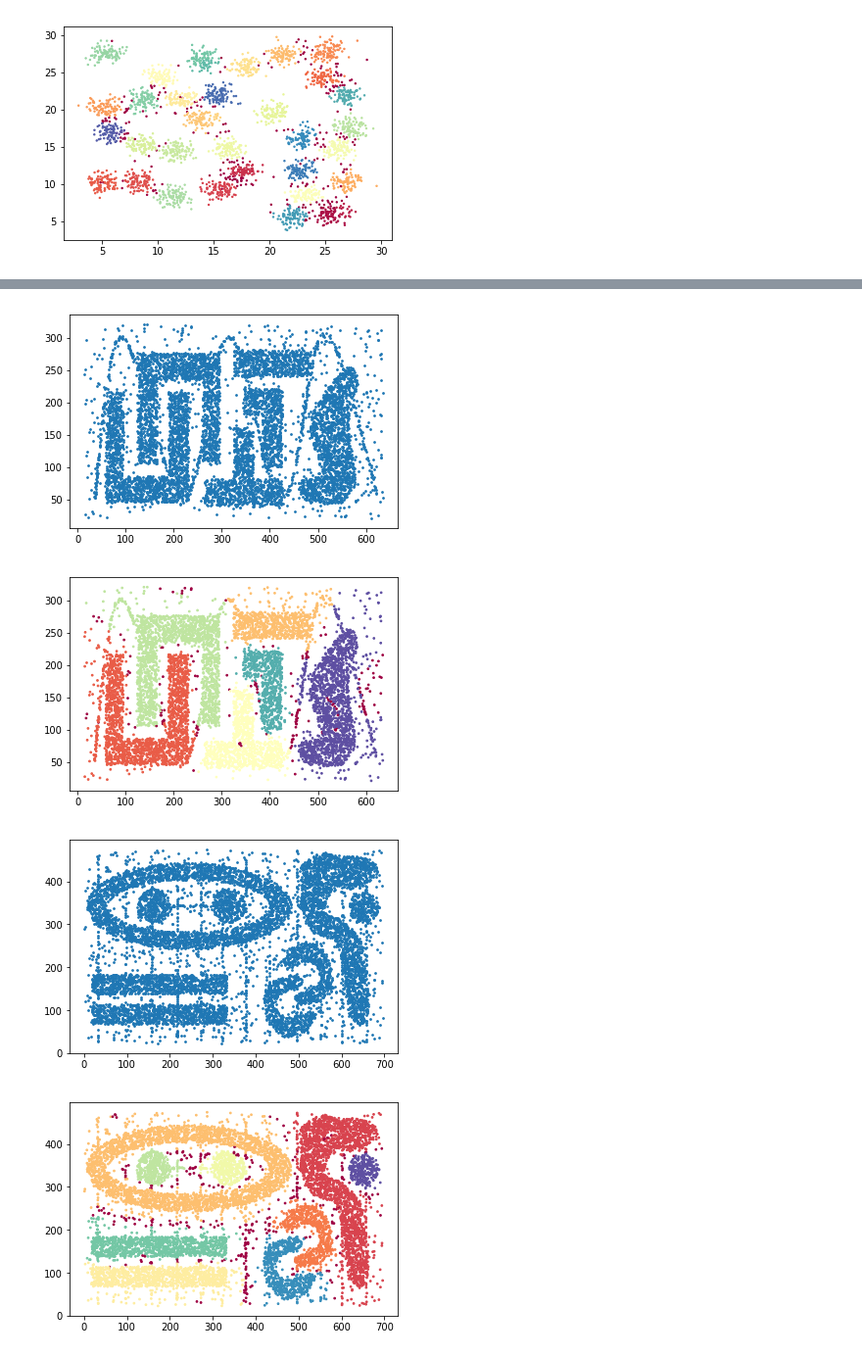
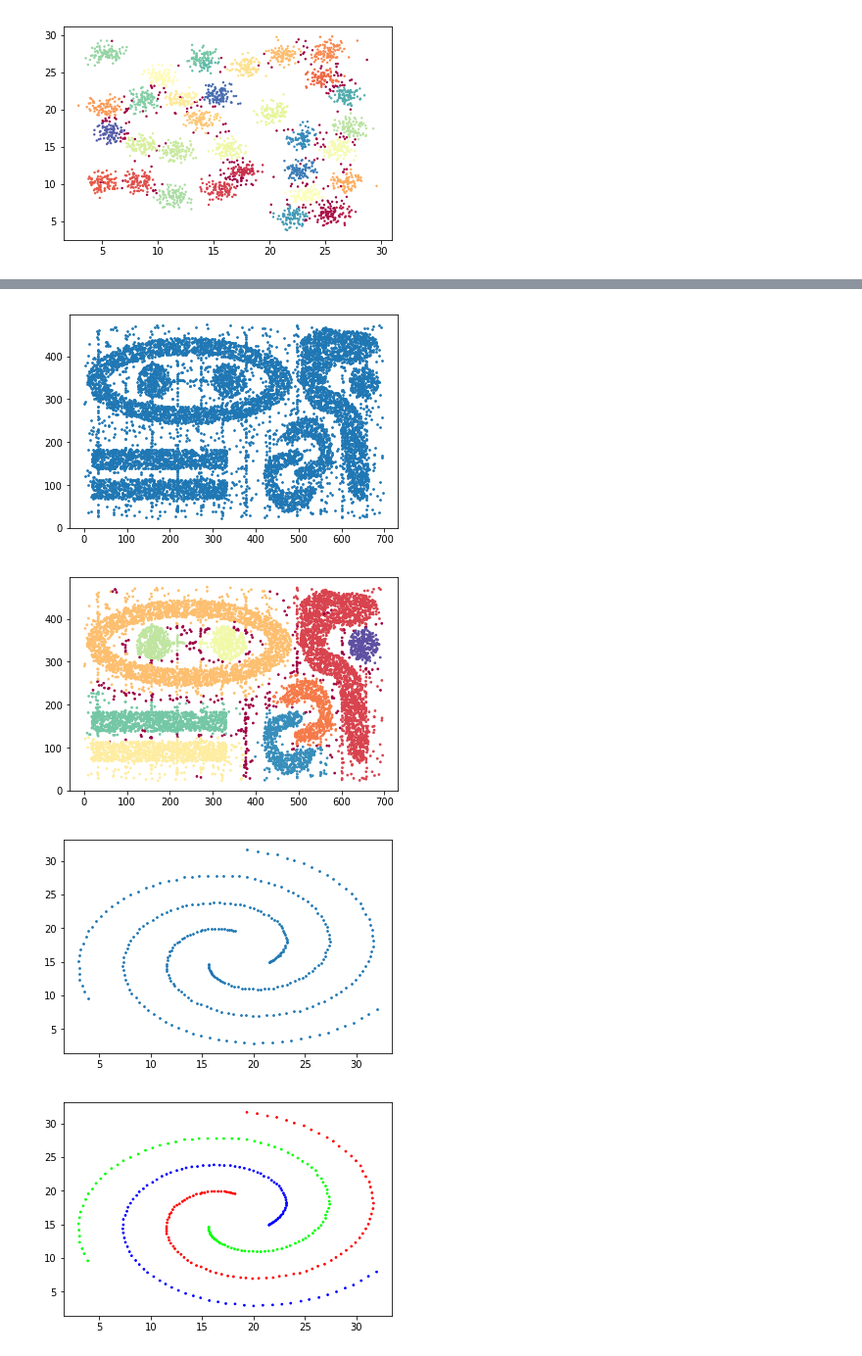
Before and after one commit to felipeangelimvieira/SharedNearestNeighbors, a Jupyter notebook: example.ipynb, the cells around one changed output, grey strips where cells are left out. Shown: that part at 98% size. Cells and saved outputs as stored; diff of their text form; code cells hidden in the pictures.

Commit message:
add images

```diff
--- a/example.ipynb
+++ b/example.ipynb
@@ -49,30 +53,32 @@ plt.show()
 # %%
-X = np.array(list(map(lambda line: [float(line.split(",")[0]),float(line.split(",")[1])],open("datasets/clute-t4-8k.txt").readlines())))
+X = np.array(list(map(lambda line: [float(line.split(",")[0]),float(line.split(",")[1])],open("datasets/clute-t7-10k.txt").readlines())))
 
 plt.figure()
 plt.scatter(X[:,0],X[:,1], s = 3)
 plt.show()
 
-snn = SNN(n_neighbors = 160,eps = 120, min_samples = 30)
+snn = SNN(n_neighbors = 160,eps = 120, min_samples = 35)
 y_pred = snn.fit_predict(X)
 plt.figure()
 plt.scatter(X[:,0],X[:,1], s = 3, c = y_pred, cmap = "Spectral")
+plt.savefig("t7-10k.png")
 plt.show()
 # %% [output]
-[figure, old version]
+[figure, new version]
-[figure, old version]
+[figure, new version]
 # %%
-X = np.array(list(map(lambda line: [float(line.split(",")[0]),float(line.split(",")[1])],open("datasets/clute-t7-10k.txt").readlines())))
+X = np.array(list(map(lambda line: [float(line.split(",")[0]),float(line.split(",")[1])],open("datasets/3-spiral.txt").readlines())))
 
 plt.figure()
 plt.scatter(X[:,0],X[:,1], s = 3)
 plt.show()
 
-snn = SNN(n_neighbors = 160,eps = 120, min_samples = 35)
+snn = SNN(n_neighbors = 4, eps = 2, min_samples = 2)
 y_pred = snn.fit_predict(X)
 plt.figure()
-plt.scatter(X[:,0],X[:,1], s = 3, c = y_pred, cmap = "Spectral")
+plt.scatter(X[:,0],X[:,1], s = 3, c = y_pred, cmap = "brg")
+plt.savefig("3-spiral.png")
 plt.show()
 # %% [output]
-[figure, old version]
+[figure, new version]
-[figure, old version]
+[figure, new version]
```
Also changed, not shown: parts of 6 cells of this notebook, 7 other files.
